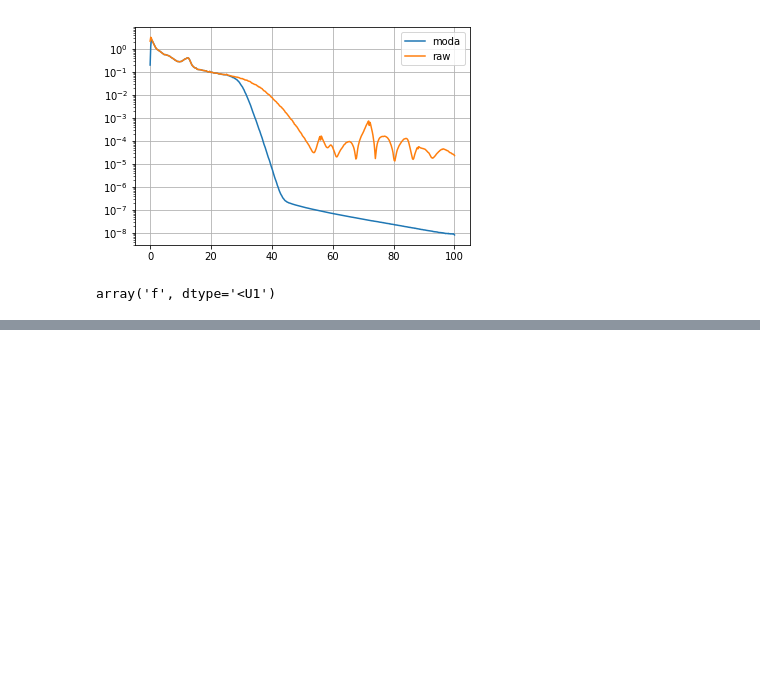
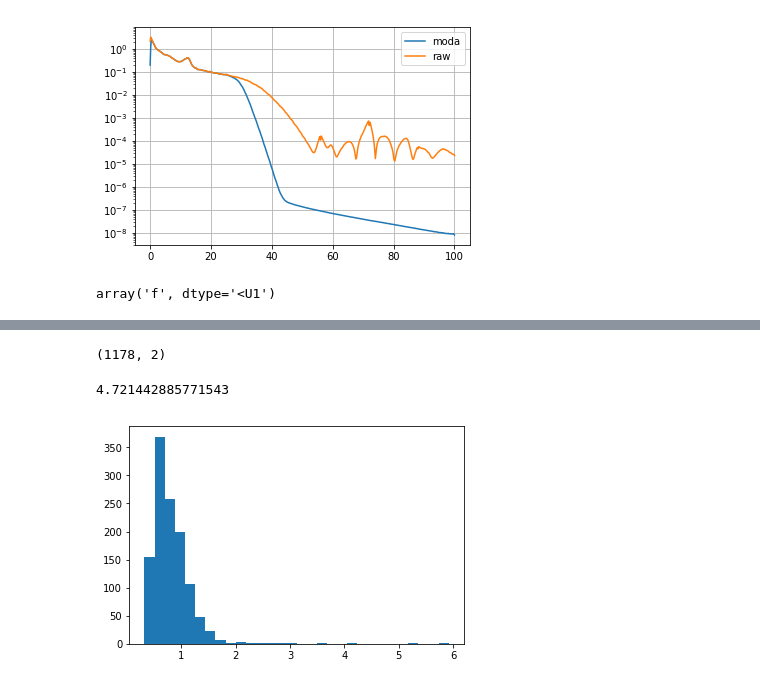
Before and after one commit to nicolasigor/sleep-rnn, a Jupyter notebook: notebooks/2021_nsrr_object_dev.ipynb, the cells around one changed output, grey strips where cells are left out. Saved outputs shown, nothing was run; the diff lists cells and outputs as text; code cells hidden in the pictures; blank space fills up the shorter version.

```diff
--- a/notebooks/2021_nsrr_object_dev.ipynb
+++ b/notebooks/2021_nsrr_object_dev.ipynb
@@ -97,0 +145,20 @@ array('f', dtype='<U1')
+# %%
+# postprocessing
+post_params = {
+    pkeys.PAGE_DURATION: page_duration,
+    pkeys.SS_MIN_SEPARATION: 0.3,
+    pkeys.SS_MIN_DURATION: 0.3,
+    pkeys.SS_MAX_DURATION: None,
+}
+poster = PostProcessor(constants.SPINDLE, params=post_params)
+# poster.params
+# %%
+marks = poster.proba2stamps(proba, thr=0.5, pages_indices_subset=n2_pages)
+marks.shape
+# %% [output]
+(1178, 2)
+# %%
+density = marks.shape[0] / (n2_pages.size * page_duration / 60)
+density
+# %% [output]
+4.721442885771543
@@ -97,0 +168,7 @@ array('f', dtype='<U1')
+# %%
+durations = (marks[:, 1] - marks[:, 0] + 1) / fs
+
+plt.hist(durations, bins=30)
+plt.show()
+# %% [output]
+[figure, added]
```
Also changed, not shown: parts of 14 cells of this notebook.
